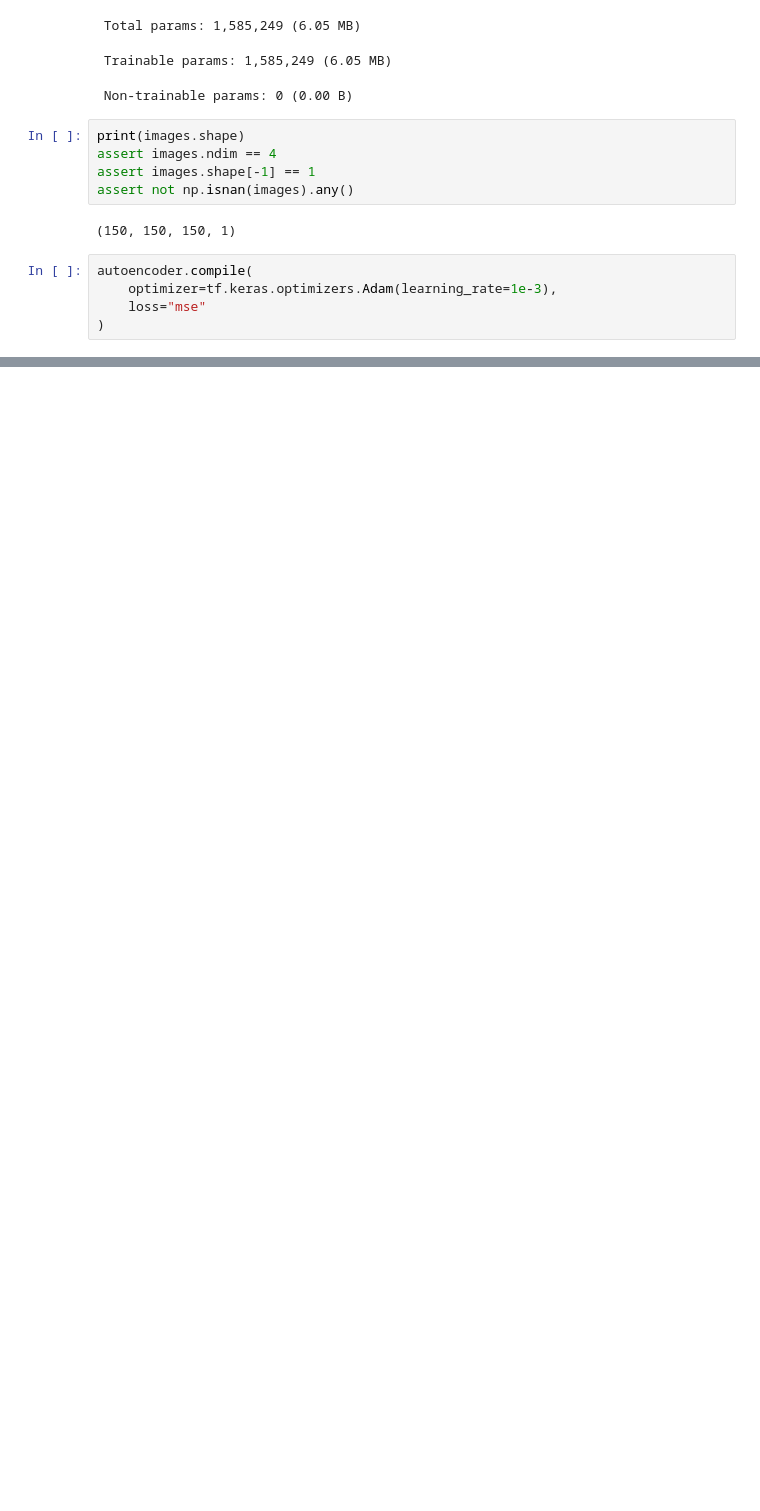
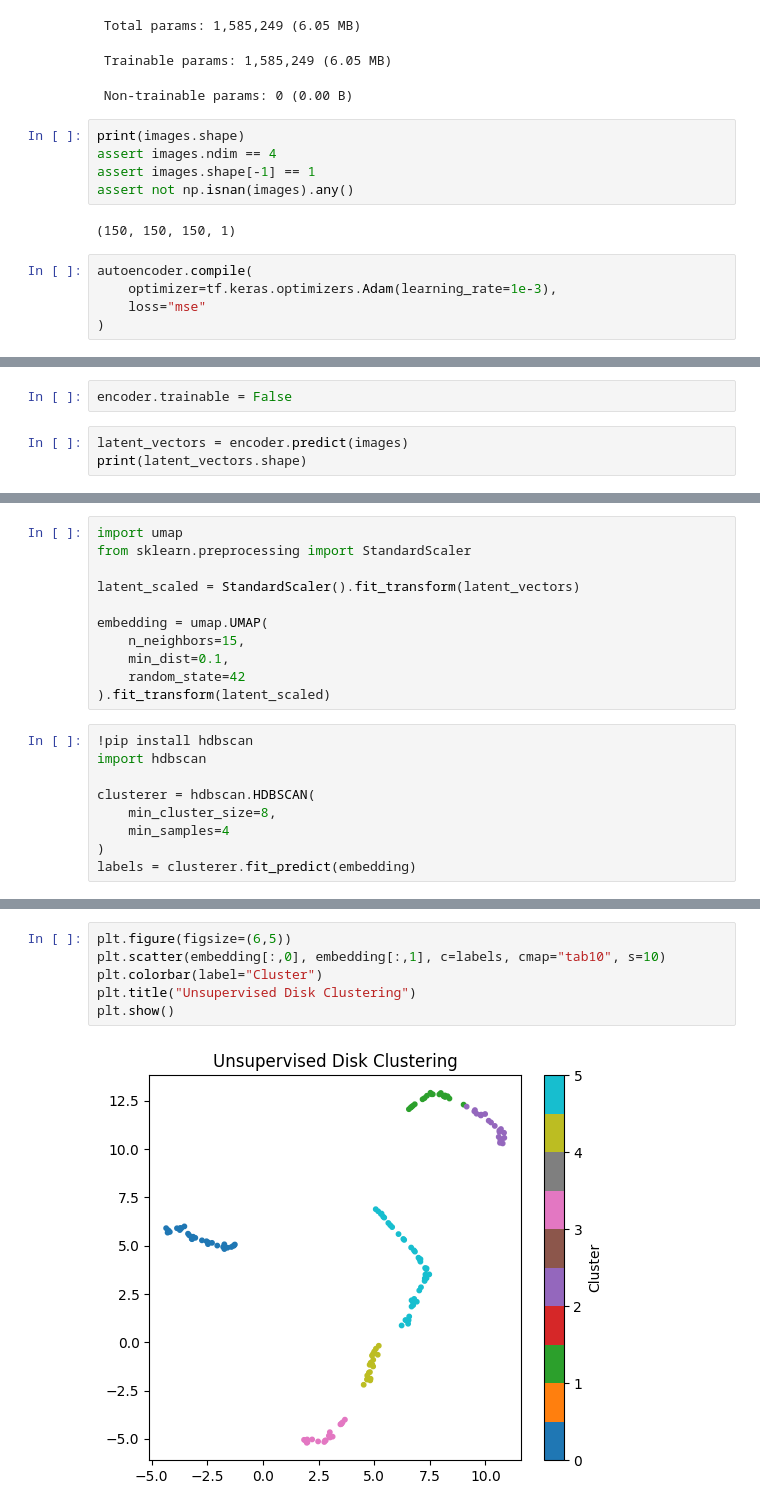
Before and after one commit to yellowflickerbeat/EXXA_tests, a Jupyter notebook: gt_25.ipynb, the cells around one changed output, grey strips where cells are left out. Drawn from its saved outputs; the diff is of its cells as text; blank space fills up the shorter version.

Commit message:
DUMMY1 done 1/6 cluster accuracy

```diff
--- a/gt_25.ipynb
+++ b/gt_25.ipynb
@@ -185,0 +186,5 @@ Epoch 17/30
+# %%
+encoder.trainable = False
+# %%
+latent_vectors = encoder.predict(images)
+print(latent_vectors.shape)
@@ -185,0 +194,20 @@ Epoch 17/30
+# %%
+import umap
+from sklearn.preprocessing import StandardScaler
+
+latent_scaled = StandardScaler().fit_transform(latent_vectors)
+
+embedding = umap.UMAP(
+    n_neighbors=15,
+    min_dist=0.1,
+    random_state=42
+).fit_transform(latent_scaled)
+# %%
+!pip install hdbscan
+import hdbscan
+
+clusterer = hdbscan.HDBSCAN(
+    min_cluster_size=8,
+    min_samples=4
+)
+labels = clusterer.fit_predict(embedding)
@@ -185,0 +221,8 @@ Epoch 17/30
+# %%
+plt.figure(figsize=(6,5))
+plt.scatter(embedding[:,0], embedding[:,1], c=labels, cmap="tab10", s=10)
+plt.colorbar(label="Cluster")
+plt.title("Unsupervised Disk Clustering")
+plt.show()
+# %% [output]
+[figure, added]
```
Also changed, not shown: parts of 4 cells of this notebook.
